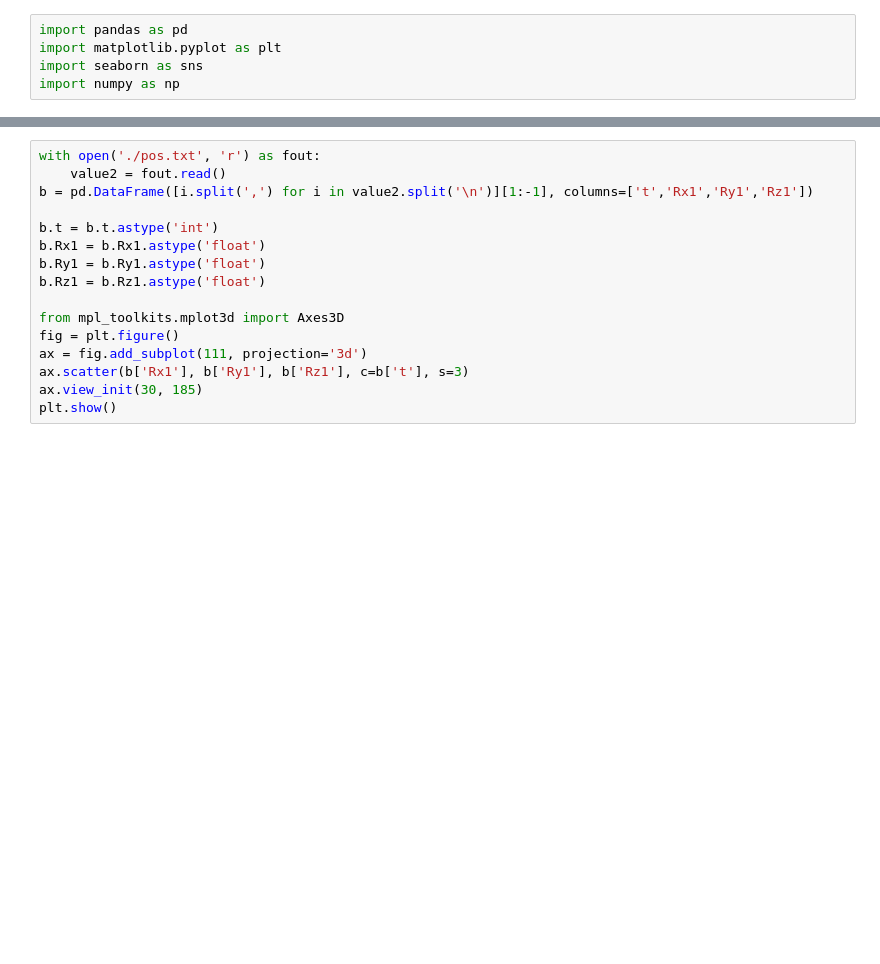
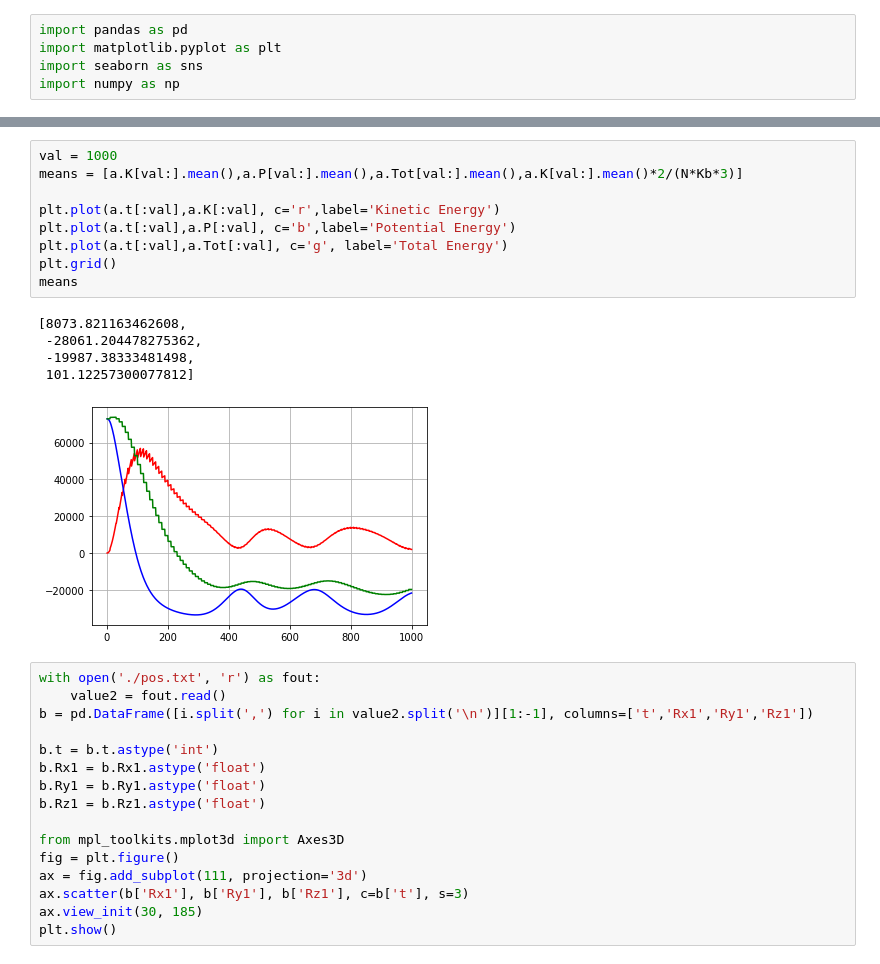
Before and after one commit to dhdzmota/Molecular_dynamics, a Jupyter notebook: Data Analysis.ipynb, the cells around one changed output, grey strips where cells are left out. Drawn from its saved outputs; the diff is of its cells as text; blank space fills up the shorter version.

```diff
--- a/Data Analysis.ipynb
+++ b/Data Analysis.ipynb
@@ -37,3 +43,18 @@ means
+# %%
+val = 1000
+means = [a.K[val:].mean(),a.P[val:].mean(),a.Tot[val:].mean(),a.K[val:].mean()*2/(N*Kb*3)]
+
+plt.plot(a.t[:val],a.K[:val], c='r',label='Kinetic Energy')
+plt.plot(a.t[:val],a.P[:val], c='b',label='Potential Energy')
+plt.plot(a.t[:val],a.Tot[:val], c='g', label='Total Energy')
+plt.grid()
+means
+# %% [output]
+[8073.821163462608,
+ -28061.204478275362,
+ -19987.38333481498,
+ 101.12257300077812]
+[figure, added]
 # %%
 with open('./pos.txt', 'r') as fout:
     value2 = fout.read()
```
Also changed, not shown: parts of 2 cells of this notebook, 7 other files.
